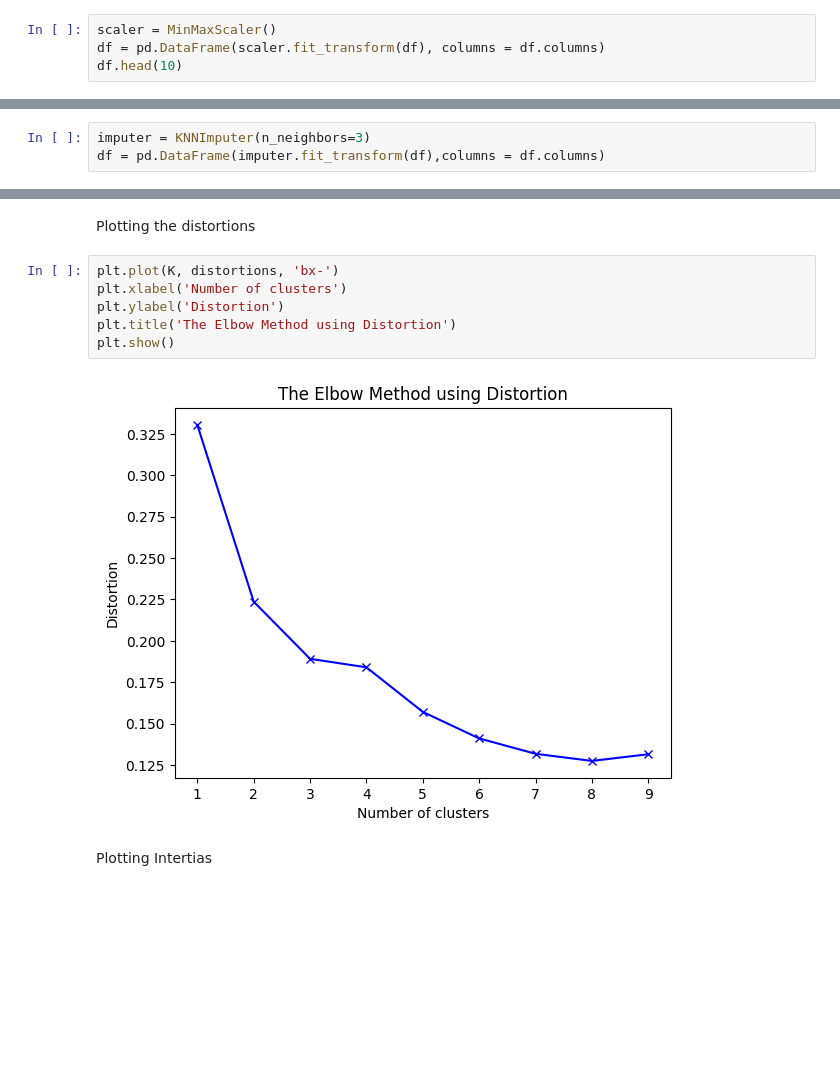
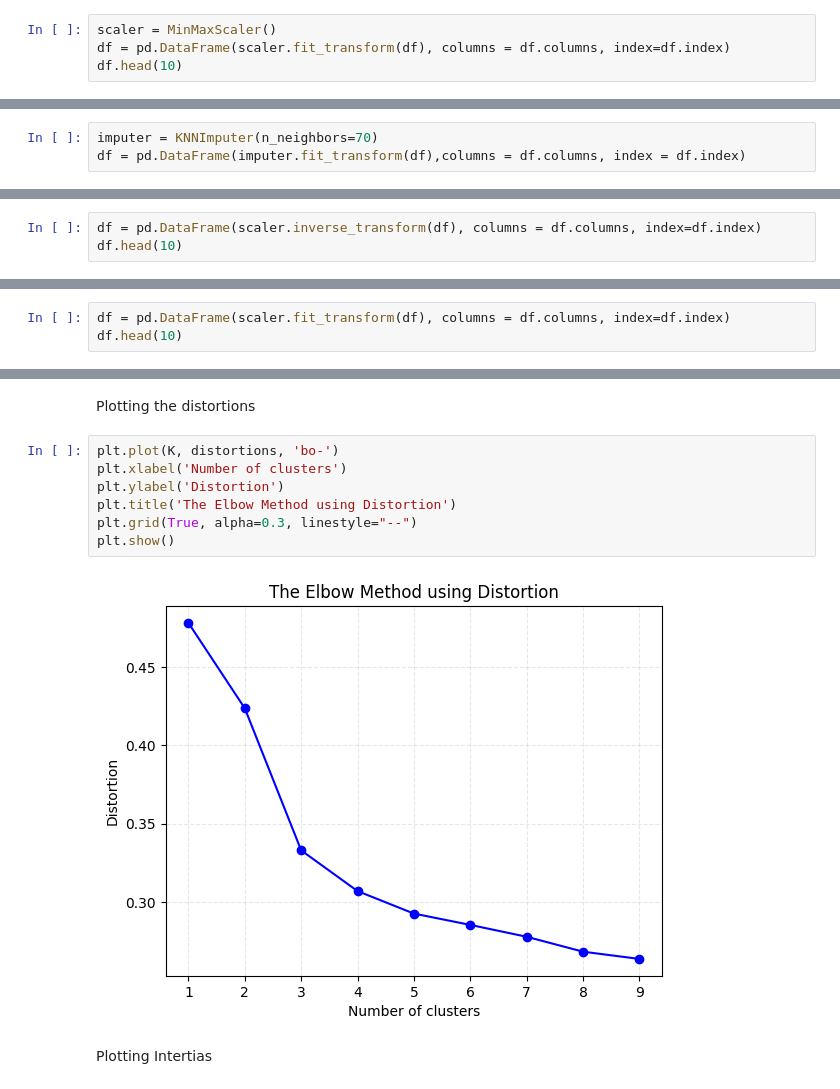
Before and after one commit to hikmetguner/exoplanet-habitability, a Jupyter notebook: dscp.ipynb, the cells around one changed output, grey strips where cells are left out. Saved outputs shown, nothing was run; the diff lists cells and outputs as text; blank space fills up the shorter version.

```diff
--- a/dscp.ipynb
+++ b/dscp.ipynb
@@ -335,6 +317,6 @@ df.head(10)
 First, the data will be scaled for further use
 # %%
 scaler = MinMaxScaler()
-df = pd.DataFrame(scaler.fit_transform(df), columns = df.columns)
+df = pd.DataFrame(scaler.fit_transform(df), columns = df.columns, index=df.index)
 df.head(10)
 # %% [output]
@@ -397,6 +374,6 @@ The imputation, neighbors through 1 to 10 were tested beforehand and the closest
 # %%
-imputer = KNNImputer(n_neighbors=3)
-df = pd.DataFrame(imputer.fit_transform(df),columns = df.columns)
+imputer = KNNImputer(n_neighbors=70)
+df = pd.DataFrame(imputer.fit_transform(df),columns = df.columns, index = df.index)
 # %% [markdown]
 Checking the data after imputation
 # %%
@@ -458,0 +404,3 @@ dtype: int64
+# %%
+df = pd.DataFrame(scaler.inverse_transform(df), columns = df.columns, index=df.index)
+df.head(10)
@@ -458,0 +422,3 @@ dtype: int64
+# %%
+df = pd.DataFrame(scaler.fit_transform(df), columns = df.columns, index=df.index)
+df.head(10)
@@ -476,13 +454,14 @@ for k in K:
 # %% [markdown]
 Plotting the distortions
 # %%
-plt.plot(K, distortions, 'bx-')
+plt.plot(K, distortions, 'bo-')
 plt.xlabel('Number of clusters')
 plt.ylabel('Distortion')
 plt.title('The Elbow Method using Distortion')
+plt.grid(True, alpha=0.3, linestyle="--")
 plt.show()
 # %% [output]
-[figure, old version]
+[figure, new version]
 # %% [markdown]
 Plotting Intertias
 # %%
```
Also changed, not shown: parts of 52 cells of this notebook.
